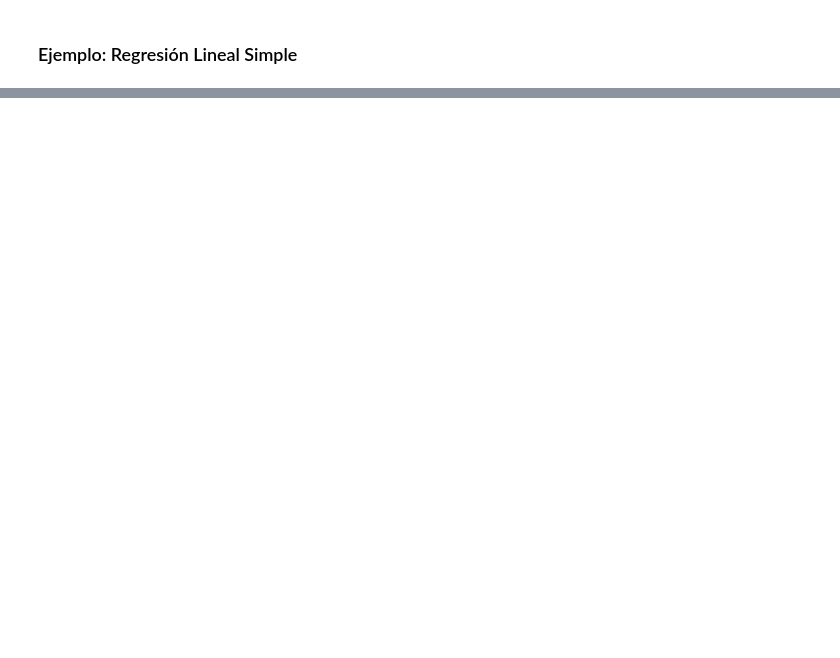
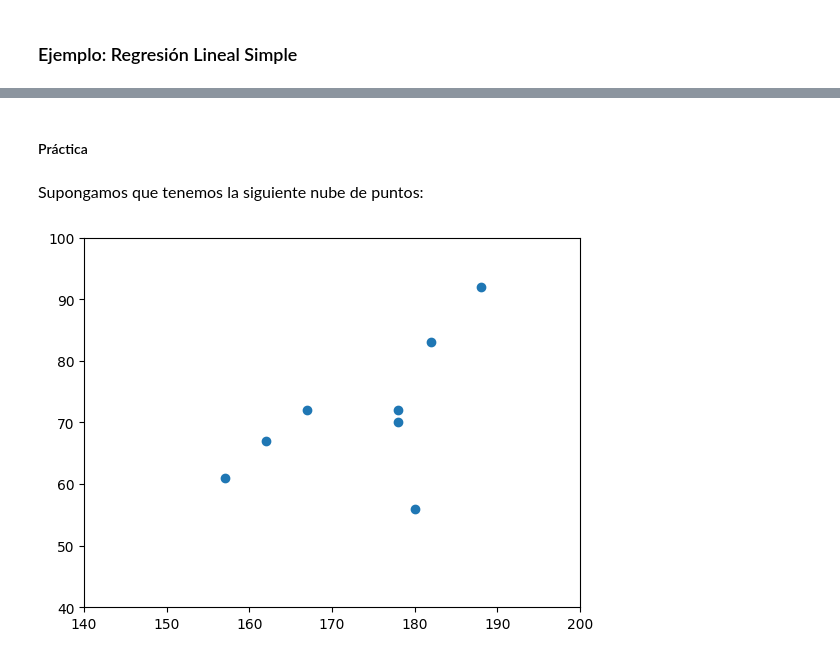
Before and after one commit to SunFanton/maths-for-ai, a Jupyter notebook: Vectores/Vectores.ipynb, the cells around one changed output, grey strips where cells are left out. Saved outputs shown, nothing was run; the diff lists cells and outputs as text; code cells hidden in the pictures; blank space fills up the shorter version.

```diff
--- a/Vectores/Vectores.ipynb
+++ b/Vectores/Vectores.ipynb
@@ -547,0 +562,14 @@ SUponiendo que tenemos una función par</p>
+# %% [markdown]
+#### Práctica
+# %% [markdown]
+<p style="font-size:1rem; align: justify">Supongamos que tenemos la siguiente nube de puntos:</p>
+# %%
+x = np.array([180, 157, 162, 167, 178, 178, 182, 188]) # mi vector x = [x1, x2, ..., xn]
+y = np.array([56, 61, 67, 72, 70, 72, 83, 92]) # mi vector y = [y1, y2, ..., yn]
+f, ax = plt.subplots(1)
+ax.scatter(x, y)
+ax.set_xlim(xmin=140, xmax=200)
+ax.set_ylim(ymin=40, ymax=100)
+plt.show(f)
+# %% [output]
+[figure, added]
```
Also changed, not shown: parts of 14 cells of this notebook, 8 other files.
